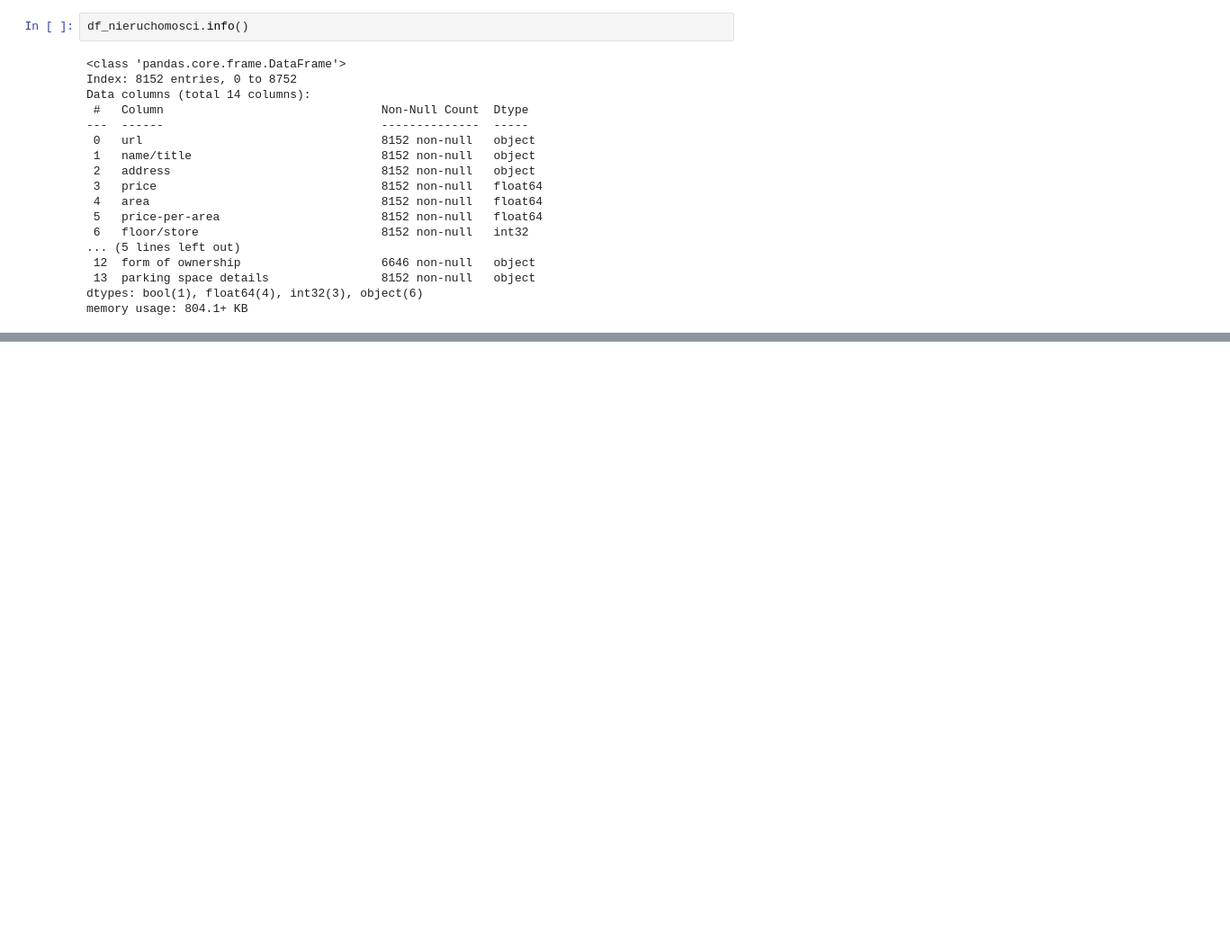
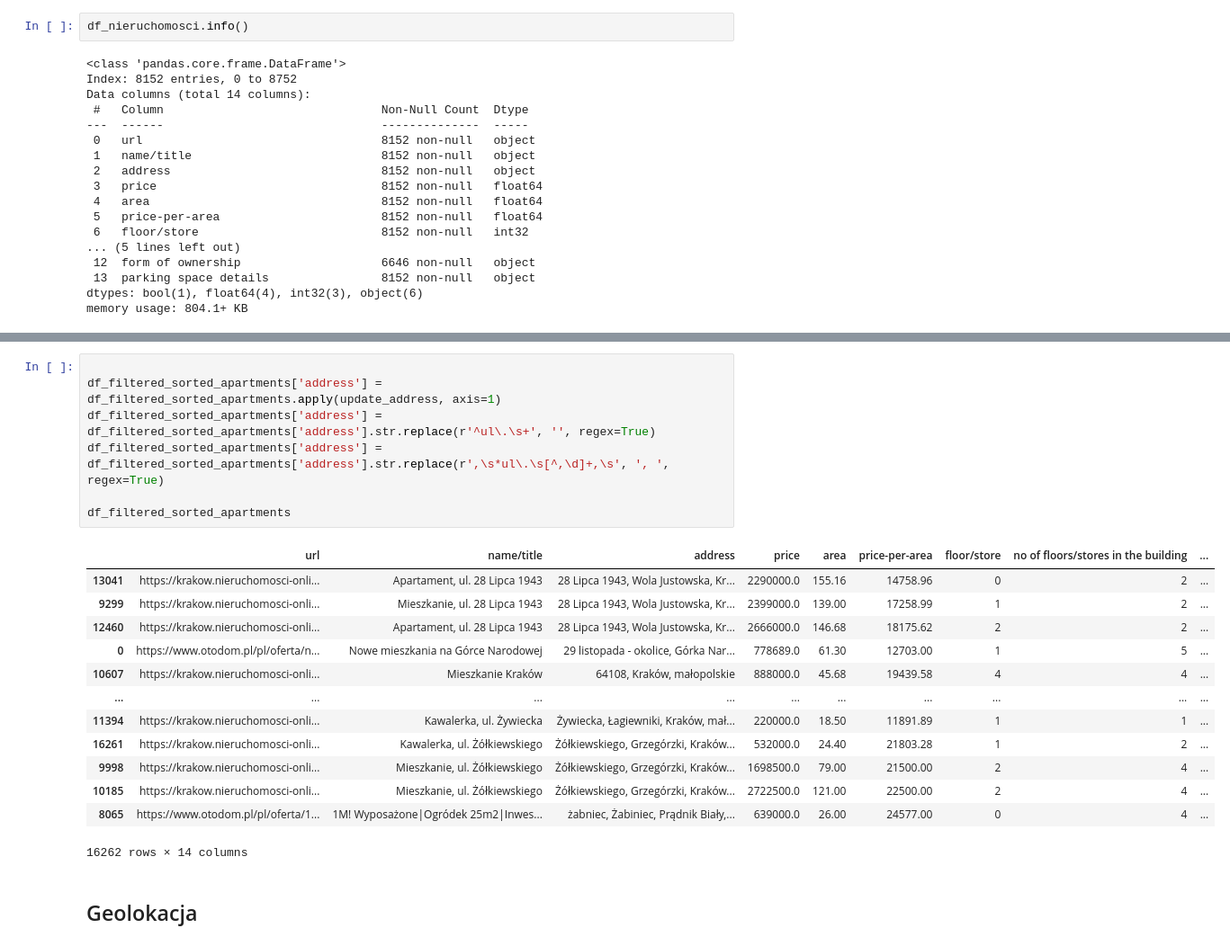
Before and after one commit to ksobczykR2DS/cracow-house-market-analysis, a Jupyter notebook: analysis.ipynb, the cells around one changed output, grey strips where cells are left out. Shown at 90% size. Cells and saved outputs as stored; diff of their text form; blank space fills up the shorter version.

```diff
--- a/analysis.ipynb
+++ b/analysis.ipynb
@@ -1094,0 +1059,23 @@ dtype: int64
+# %%
+
+df_filtered_sorted_apartments['address'] = df_filtered_sorted_apartments.apply(update_address, axis=1)
+df_filtered_sorted_apartments['address'] = df_filtered_sorted_apartments['address'].str.replace(r'^ul\.\s+', '', regex=True)
+df_filtered_sorted_apartments['address'] = df_filtered_sorted_apartments['address'].str.replace(r',\s*ul\.\s[^,\d]+,\s', ', ', regex=True)
+
+df_filtered_sorted_apartments
+# %% [output]
+|  | url | name/title | address | price | area | price-per-area | floor/store | no of floors/stores in the building | ... |
+| 13041 | https://krakow.nieruchomosci-onli... | Apartament, ul. 28 Lipca 1943 | 28 Lipca 1943, Wola Justowska, Kr... | 2290000.0 | 155.16 | 14758.96 | 0 | 2 | ... |
+| 9299 | https://krakow.nieruchomosci-onli... | Mieszkanie, ul. 28 Lipca 1943 | 28 Lipca 1943, Wola Justowska, Kr... | 2399000.0 | 139.00 | 17258.99 | 1 | 2 | ... |
+| 12460 | https://krakow.nieruchomosci-onli... | Apartament, ul. 28 Lipca 1943 | 28 Lipca 1943, Wola Justowska, Kr... | 2666000.0 | 146.68 | 18175.62 | 2 | 2 | ... |
+| 0 | https://www.otodom.pl/pl/oferta/n... | Nowe mieszkania na Górce Narodowej | 29 listopada - okolice, Górka Nar... | 778689.0 | 61.30 | 12703.00 | 1 | 5 | ... |
+| 10607 | https://krakow.nieruchomosci-onli... | Mieszkanie Kraków | 64108, Kraków, małopolskie | 888000.0 | 45.68 | 19439.58 | 4 | 4 | ... |
+| ... | ... | ... | ... | ... | ... | ... | ... | ... | ... |
+| 11394 | https://krakow.nieruchomosci-onli... | Kawalerka, ul. Żywiecka | Żywiecka, Łagiewniki, Kraków, mał... | 220000.0 | 18.50 | 11891.89 | 1 | 1 | ... |
+| 16261 | https://krakow.nieruchomosci-onli... | Kawalerka, ul. Żółkiewskiego | Żółkiewskiego, Grzegórzki, Kraków... | 532000.0 | 24.40 | 21803.28 | 1 | 2 | ... |
+| 9998 | https://krakow.nieruchomosci-onli... | Mieszkanie, ul. Żółkiewskiego | Żółkiewskiego, Grzegórzki, Kraków... | 1698500.0 | 79.00 | 21500.00 | 2 | 4 | ... |
+| 10185 | https://krakow.nieruchomosci-onli... | Mieszkanie, ul. Żółkiewskiego | Żółkiewskiego, Grzegórzki, Kraków... | 2722500.0 | 121.00 | 22500.00 | 2 | 4 | ... |
+| 8065 | https://www.otodom.pl/pl/oferta/1... | 1M! Wyposażone|Ogródek 25m2|Inwes... | żabniec, Żabiniec, Prądnik Biały,... | 639000.0 | 26.00 | 24577.00 | 0 | 4 | ... |
+16262 rows × 14 columns
+# %% [markdown]
+## Geolokacja
```
Also changed, not shown: parts of 52 cells of this notebook.
